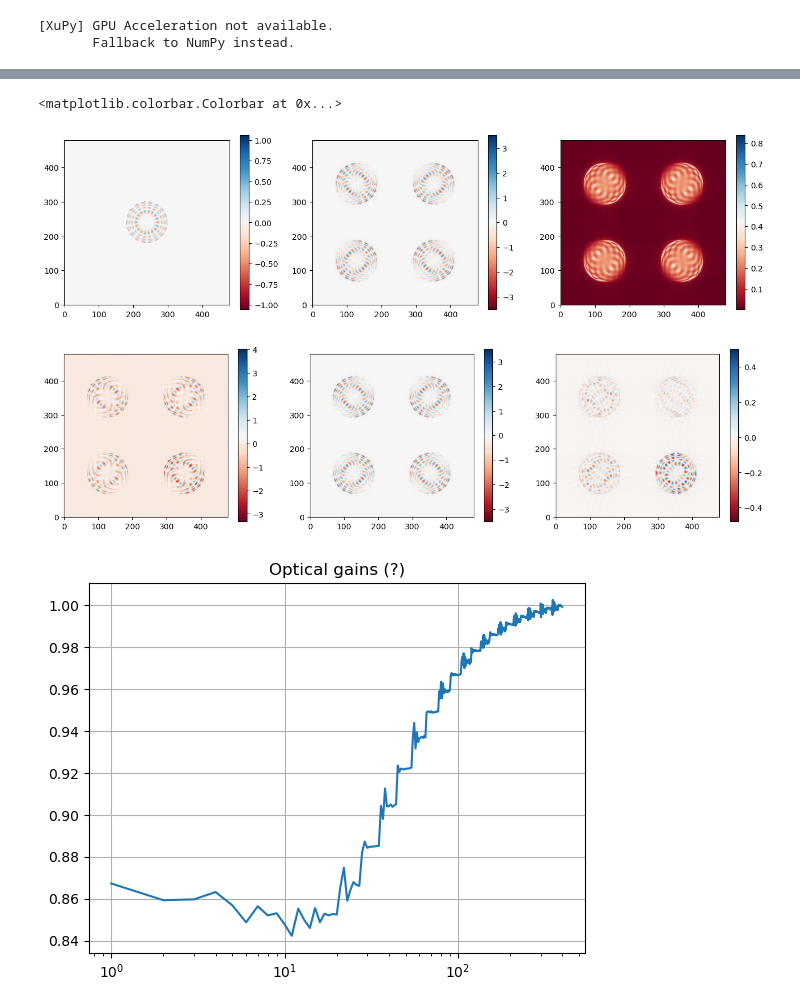
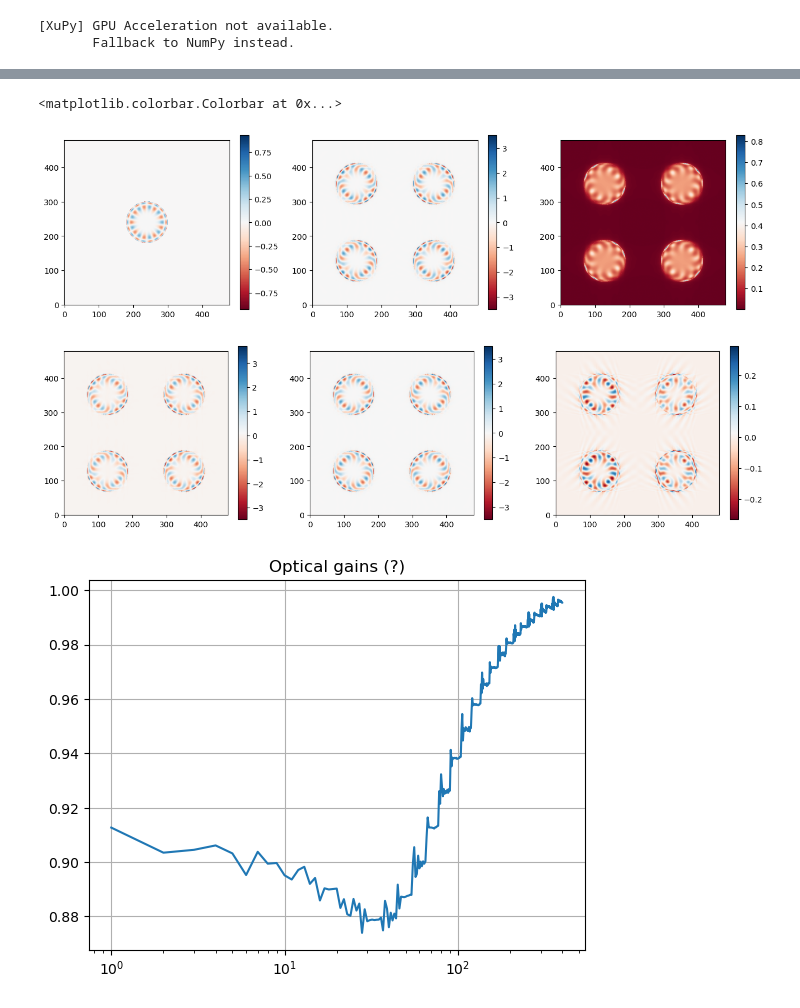
Before and after one commit to ArcetriAdaptiveOptics/ekarus, a Jupyter notebook: ekarus/notebooks/scratchFauvarque.ipynb, the cells around one changed output, grey strips where cells are left out. Cells and saved outputs as stored; diff of their text form; code cells hidden in the pictures.

```diff
--- a/ekarus/notebooks/scratchFauvarque.ipynb
+++ b/ekarus/notebooks/scratchFauvarque.ipynb
@@ -101,7 +101,7 @@ zern_modes = np.zeros([Nmodes,Npix,Npix])
 for i in range(Nmodes):
     zern_modes[i] = project_zernike_on_mask(pupil, i+2, 1) * pupil.asTransmissionValue()
 # %%
-pyr.set_modulation_angle(2)
+pyr.set_modulation_angle(3)
 lambdaOverD = sensorLambda/pupilSizeInM
 # pyr._modNsteps *= 4
 # %% [output]
@@ -126,7 +126,7 @@ def get_modulation_intensity(pyr, input_field, lambdaOverD, oversampling:int=ove
     """
     Compute the GSC signal omega from the complex input field.
     """
-    mul = 3
+    mul = 5
     tiltX, tiltY = pyr._get_XY_tilt_planes(input_field.shape)
     alpha_pix = pyr.modulationAngleInLambdaOverD * (2 * np.pi)
     phi_vec = (2 * np.pi) * np.arange(pyr._modNsteps*mul) / (pyr._modNsteps*mul)
@@ -249,5 +249,5 @@ plt.ylim([120*3/2,120*5/2])
 # %%
-zern_phase = pupil.asTransmissionValue() * project_zernike_on_mask(pupil, 200, 0.2)
+zern_phase = pupil.asTransmissionValue() * project_zernike_on_mask(pupil, 100, 0.2)
 arr = pupil.asTransmissionValue() * np.exp(1j*zern_phase,dtype=np.complex128)
 Ny, Nx = arr.shape
 pad_y = int(np.round((oversampling - 1) / 2 * Ny))
@@ -269,35 +269,35 @@ delta_I /= np.sum(pupil.asTransmissionValue())
 
 fft_ir_ref = np.fft.fft2(np.fft.ifftshift(ir_ref))
 delta_I_ref = np.fft.fftshift(np.fft.ifft2(fft_pupil * fft_ir_ref).real)
 delta_I_ref /= np.sum(pupil.asTransmissionValue())
 
 pyr_image = pyr.get_intensity(arr,lambdaOverD)
 
 plt.figure(figsize=(16,4))
 plt.subplot(1,3,1)
 plt.imshow(padded,origin='lower',cmap='RdBu')
 plt.colorbar()
 plt.subplot(1,3,2)
 plt.imshow(delta_I_ref,origin='lower',cmap='RdBu')
 plt.colorbar()
 plt.subplot(1,3,3)
 plt.imshow(pyr_image,origin='lower',cmap='RdBu')
 plt.colorbar()
 
 plt.figure(figsize=(16,4))
 plt.subplot(1,3,1)
 plt.imshow(delta_I,origin='lower',cmap='RdBu')
 plt.colorbar()
 plt.subplot(1,3,2)
 plt.imshow(delta_I_ref,origin='lower',cmap='RdBu')
 plt.colorbar()
 plt.subplot(1,3,3)
 plt.imshow(delta_I-delta_I_ref,origin='lower',cmap='RdBu')
 plt.colorbar()
 # %% [output]
 <matplotlib.colorbar.Colorbar at 0x...>
-[figure, old version]
+[figure, new version]
-[figure, old version]
+[figure, new version]
 # %%
 # Precompute useful terms
 ir_ref_fft = np.fft.fft2(np.fft.ifftshift(ir_ref))
@@ -326,4 +326,4 @@ plt.semilogx(x,ogs)
 plt.title('Optical gains (?)')
 plt.grid()
 # %% [output]
-[figure, old version]
+[figure, new version]
```
Also changed, not shown: parts of 10 cells of this notebook, 6 other files.
